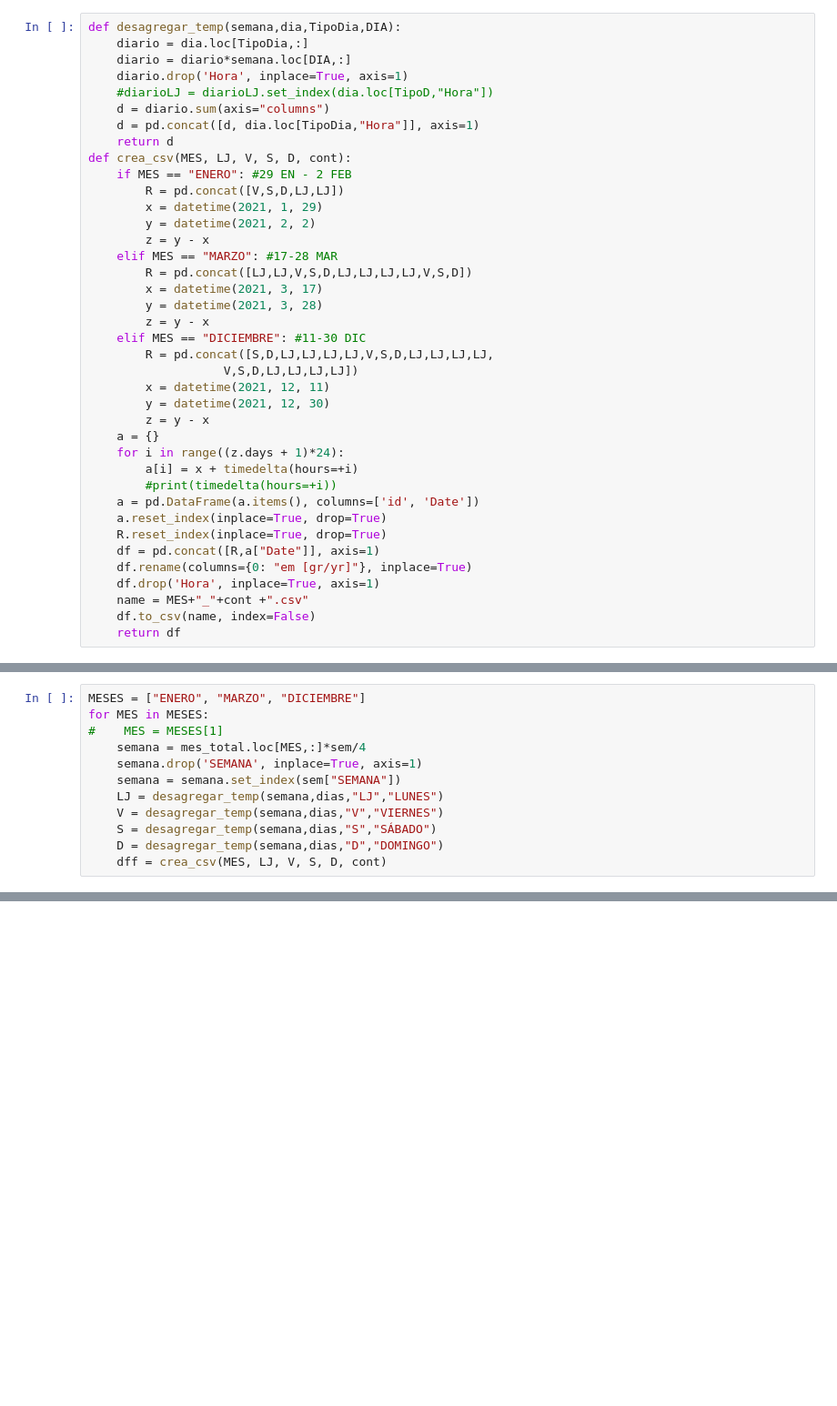
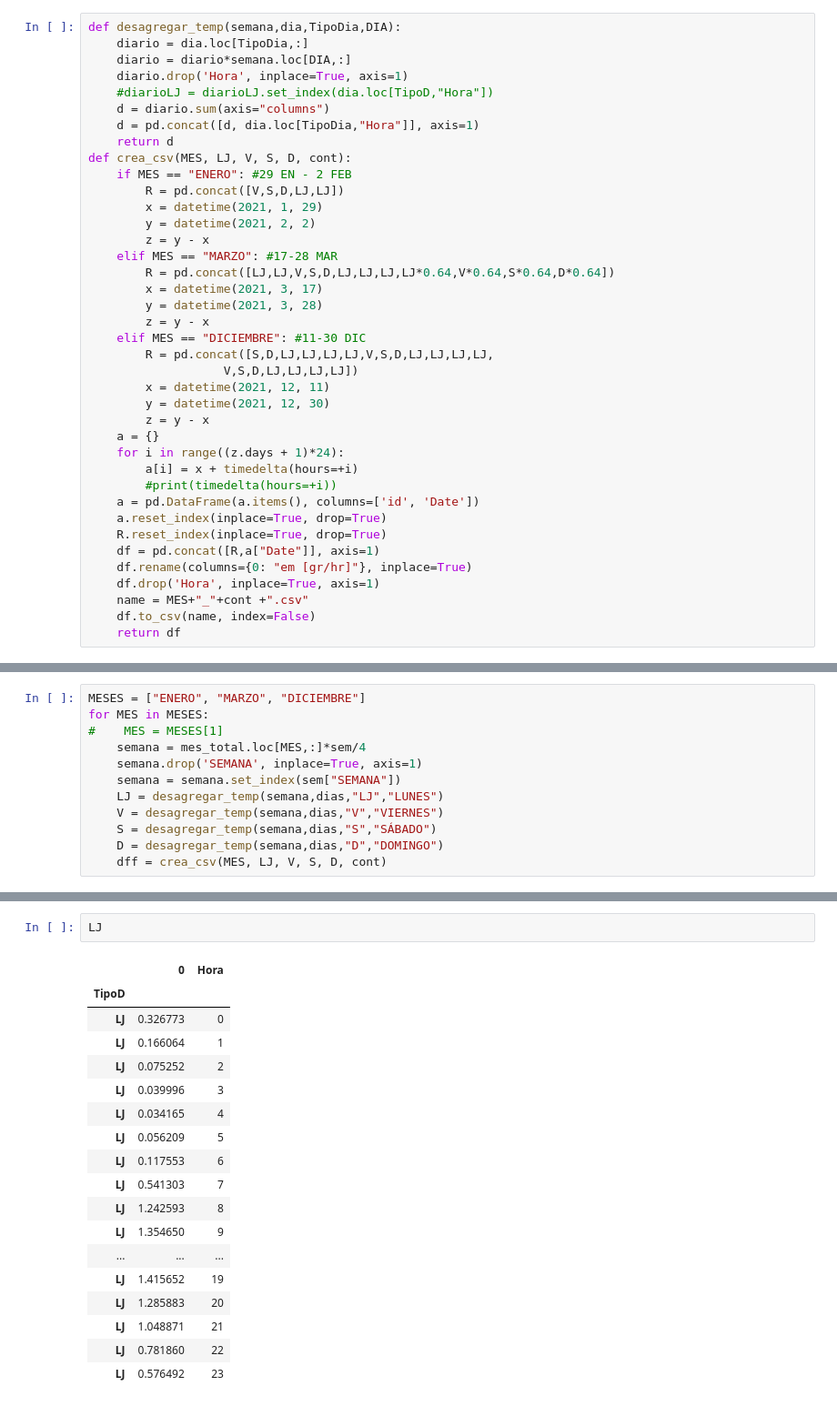
Before and after one commit to Ignvz/copert_5, a Jupyter notebook: Extras/Desgr_Temporal_COVs.ipynb, the cells around one changed output, grey strips where cells are left out. Shown: that part at 91% size. Saved outputs shown, nothing was run; the diff lists cells and outputs as text; blank space fills up the shorter version.

```diff
--- a/Extras/Desgr_Temporal_COVs.ipynb
+++ b/Extras/Desgr_Temporal_COVs.ipynb
@@ -14,7 +14,7 @@ def crea_csv(MES, LJ, V, S, D, cont):
         y = datetime(2021, 2, 2)
         z = y - x
     elif MES == "MARZO": #17-28 MAR
-        R = pd.concat([LJ,LJ,V,S,D,LJ,LJ,LJ,LJ,V,S,D])
+        R = pd.concat([LJ,LJ,V,S,D,LJ,LJ,LJ,LJ*0.64,V*0.64,S*0.64,D*0.64])
         x = datetime(2021, 3, 17)
         y = datetime(2021, 3, 28)
         z = y - x
@@ -32,7 +32,7 @@ def crea_csv(MES, LJ, V, S, D, cont):
     a.reset_index(inplace=True, drop=True)
     R.reset_index(inplace=True, drop=True)
     df = pd.concat([R,a["Date"]], axis=1)
-    df.rename(columns={0: "em [gr/yr]"}, inplace=True)
+    df.rename(columns={0: "em [gr/hr]"}, inplace=True)
     df.drop('Hora', inplace=True, axis=1)
     name = MES+"_"+cont +".csv"
     df.to_csv(name, index=False)
@@ -168,0 +170,21 @@ Benzene
+# %%
+LJ
+# %% [output]
+|  | 0 | Hora |
+| TipoD |  |  |
+| LJ | 0.326773 | 0 |
+| LJ | 0.166064 | 1 |
+| LJ | 0.075252 | 2 |
+| LJ | 0.039996 | 3 |
+| LJ | 0.034165 | 4 |
+| LJ | 0.056209 | 5 |
+| LJ | 0.117553 | 6 |
+| LJ | 0.541303 | 7 |
+| LJ | 1.242593 | 8 |
+| LJ | 1.354650 | 9 |
+| ... | ... | ... |
+| LJ | 1.415652 | 19 |
+| LJ | 1.285883 | 20 |
+| LJ | 1.048871 | 21 |
+| LJ | 0.781860 | 22 |
+| LJ | 0.576492 | 23 |
```
Also changed, not shown: parts of 5 cells of this notebook, 55 other files.
